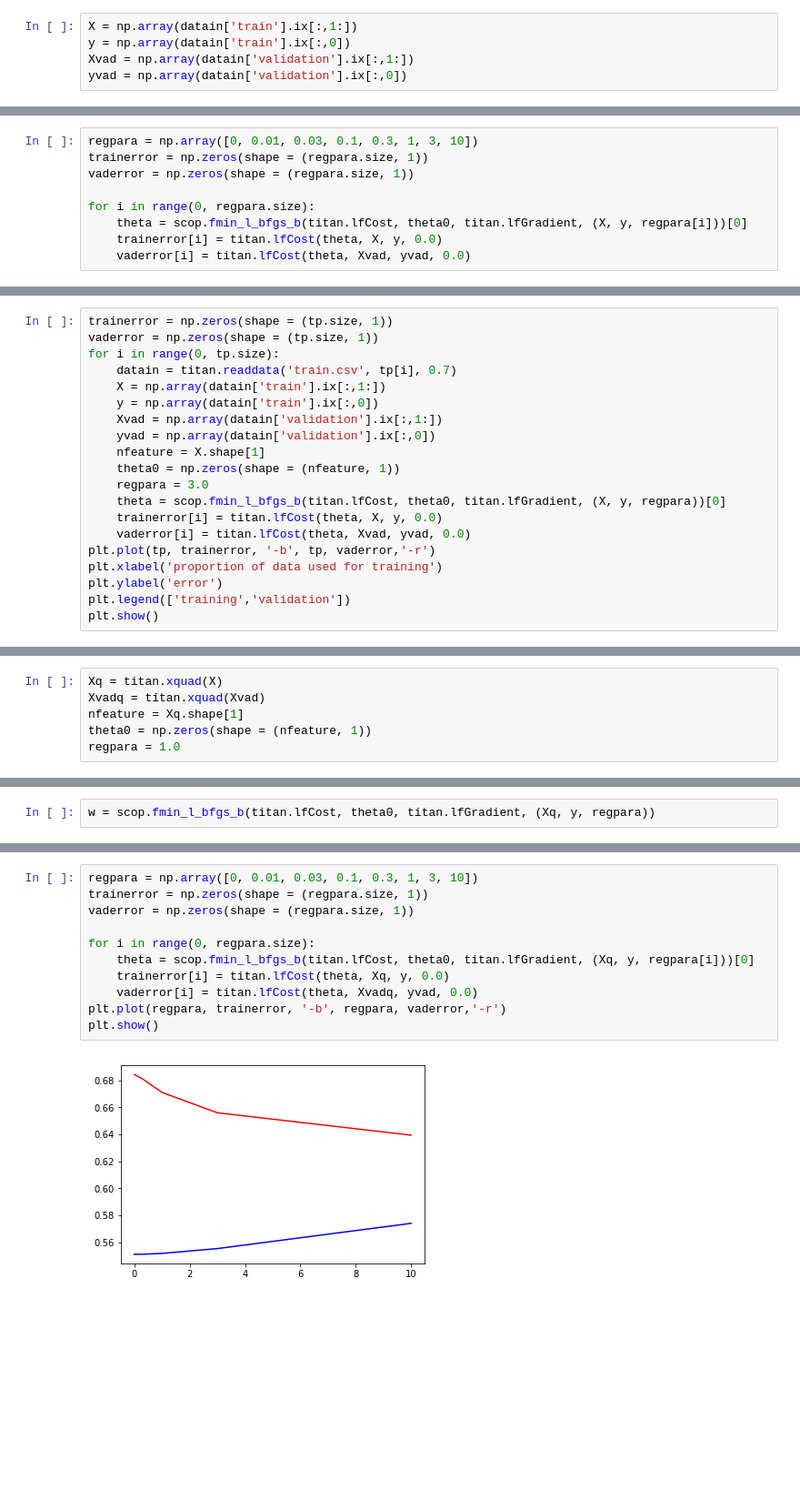
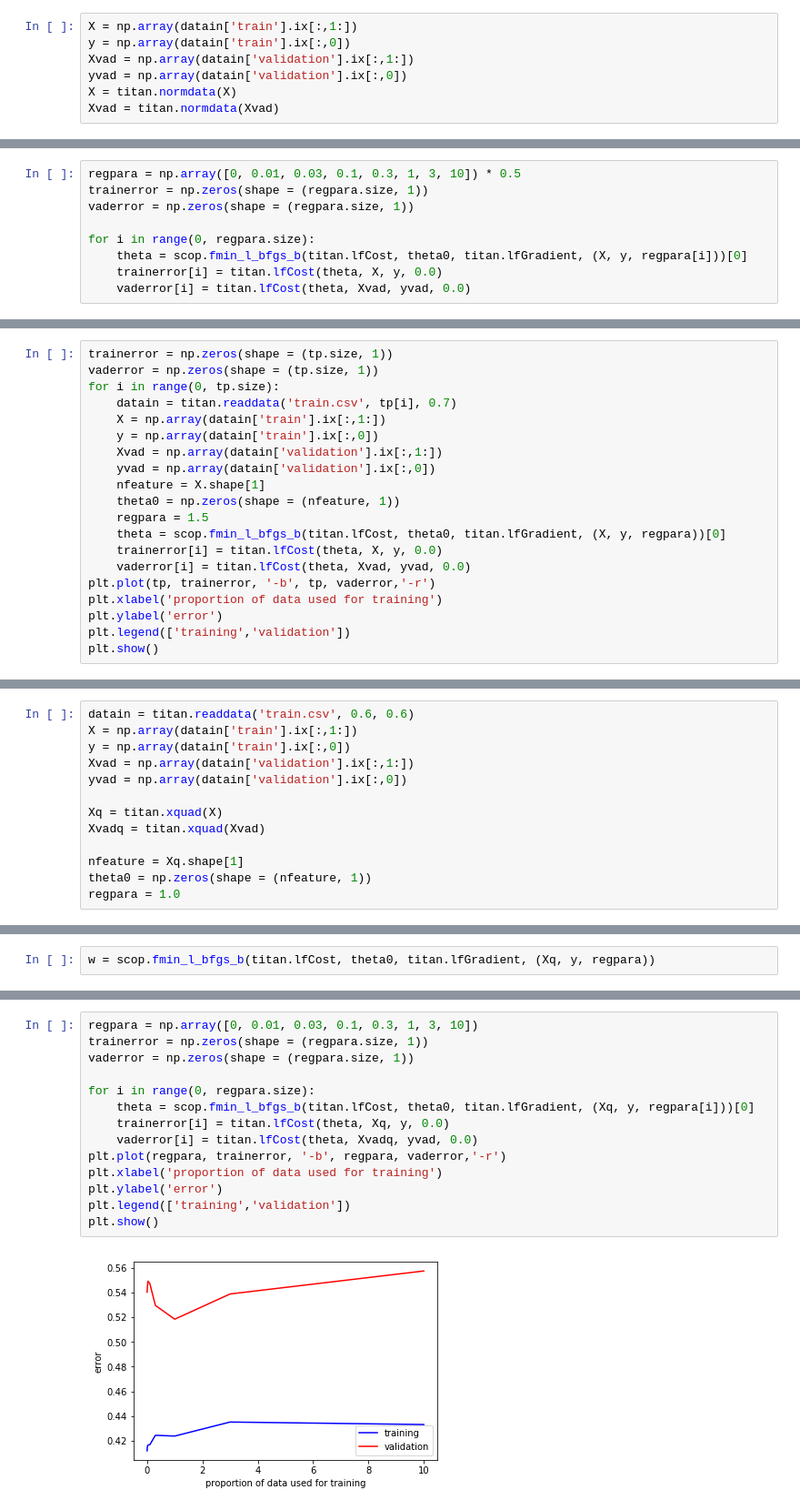
Before and after one commit to badGarnet/titanic_survive, a Jupyter notebook: LG notes.ipynb, the cells around one changed output, grey strips where cells are left out. Shown: that part at 91% size. Drawn from its saved outputs; the diff is of its cells as text; blank space fills up the shorter version.

Commit message:
learning curve
Performed learning curve analysis on the model with linear terms and 2nd
order polynomial terms.

```diff
--- a/LG notes.ipynb
+++ b/LG notes.ipynb
@@ -21,6 +22,8 @@ X = np.array(datain['train'].ix[:,1:])
 y = np.array(datain['train'].ix[:,0])
 Xvad = np.array(datain['validation'].ix[:,1:])
 yvad = np.array(datain['validation'].ix[:,0])
+X = titan.normdata(X)
+Xvad = titan.normdata(Xvad)
 # %%
 nfeature = X.shape[1]
 theta0 = np.zeros(shape = (nfeature, 1))
@@ -40,5 +43,5 @@ y_predict[y_predict <= 0.5] = 0
 # %%
-regpara = np.array([0, 0.01, 0.03, 0.1, 0.3, 1, 3, 10])
+regpara = np.array([0, 0.01, 0.03, 0.1, 0.3, 1, 3, 10]) * 0.5
 trainerror = np.zeros(shape = (regpara.size, 1))
 vaderror = np.zeros(shape = (regpara.size, 1))
 
@@ -64,7 +67,7 @@ for i in range(0, tp.size):
     yvad = np.array(datain['validation'].ix[:,0])
     nfeature = X.shape[1]
     theta0 = np.zeros(shape = (nfeature, 1))
-    regpara = 3.0
+    regpara = 1.5
     theta = scop.fmin_l_bfgs_b(titan.lfCost, theta0, titan.lfGradient, (X, y, regpara))[0]
     trainerror[i] = titan.lfCost(theta, X, y, 0.0)
     vaderror[i] = titan.lfCost(theta, Xvad, yvad, 0.0)
@@ -93,6 +92,13 @@ plt.show()
 # %%
+datain = titan.readdata('train.csv', 0.6, 0.6)
+X = np.array(datain['train'].ix[:,1:])
+y = np.array(datain['train'].ix[:,0])
+Xvad = np.array(datain['validation'].ix[:,1:])
+yvad = np.array(datain['validation'].ix[:,0])
+
 Xq = titan.xquad(X)
 Xvadq = titan.xquad(Xvad)
+
 nfeature = Xq.shape[1]
 theta0 = np.zeros(shape = (nfeature, 1))
 regpara = 1.0
@@ -108,13 +134,16 @@ y_predict[y_predict <= 0.5] = 0
 # %%
 regpara = np.array([0, 0.01, 0.03, 0.1, 0.3, 1, 3, 10])
 trainerror = np.zeros(shape = (regpara.size, 1))
 vaderror = np.zeros(shape = (regpara.size, 1))
 
 for i in range(0, regpara.size):
     theta = scop.fmin_l_bfgs_b(titan.lfCost, theta0, titan.lfGradient, (Xq, y, regpara[i]))[0]
     trainerror[i] = titan.lfCost(theta, Xq, y, 0.0)
     vaderror[i] = titan.lfCost(theta, Xvadq, yvad, 0.0)
 plt.plot(regpara, trainerror, '-b', regpara, vaderror,'-r')
+plt.xlabel('proportion of data used for training')
+plt.ylabel('error')
+plt.legend(['training','validation'])
 plt.show()
 # %% [output]
-[figure, old version]
+[figure, new version]
```
Also changed, not shown: parts of 11 cells of this notebook, 2 other files.
